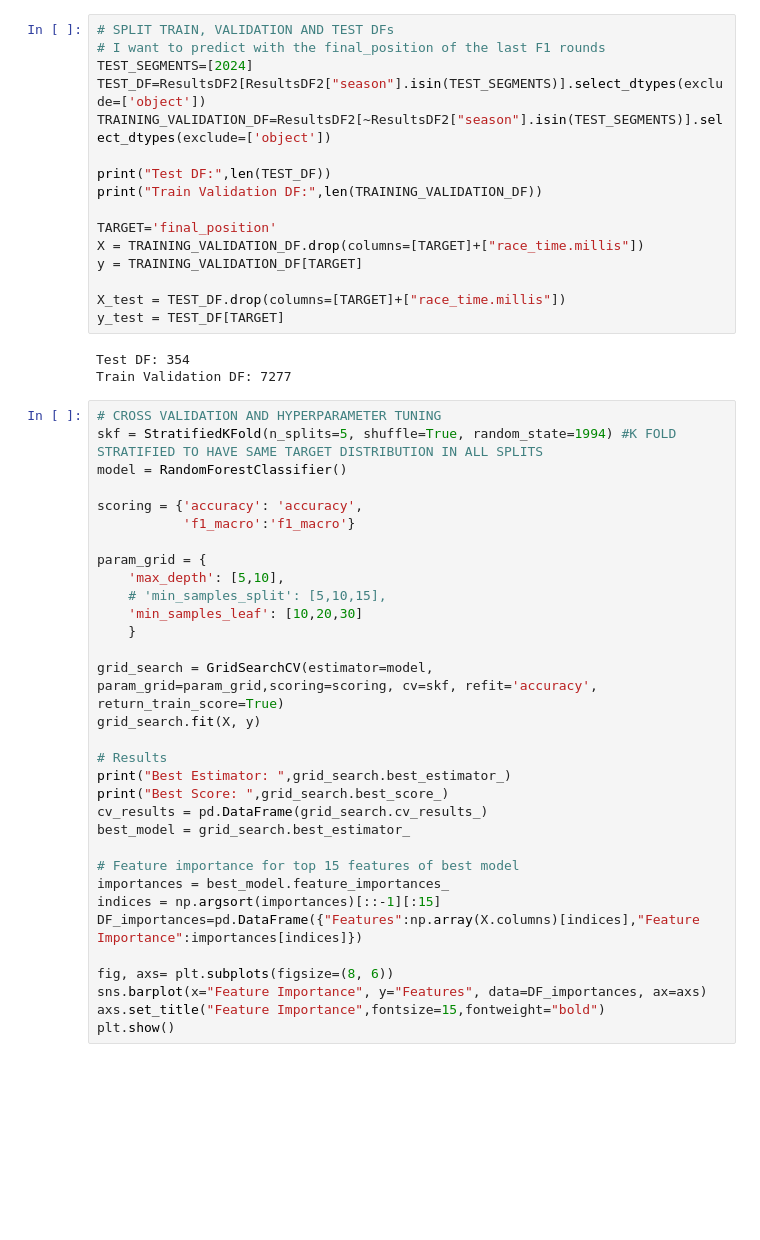
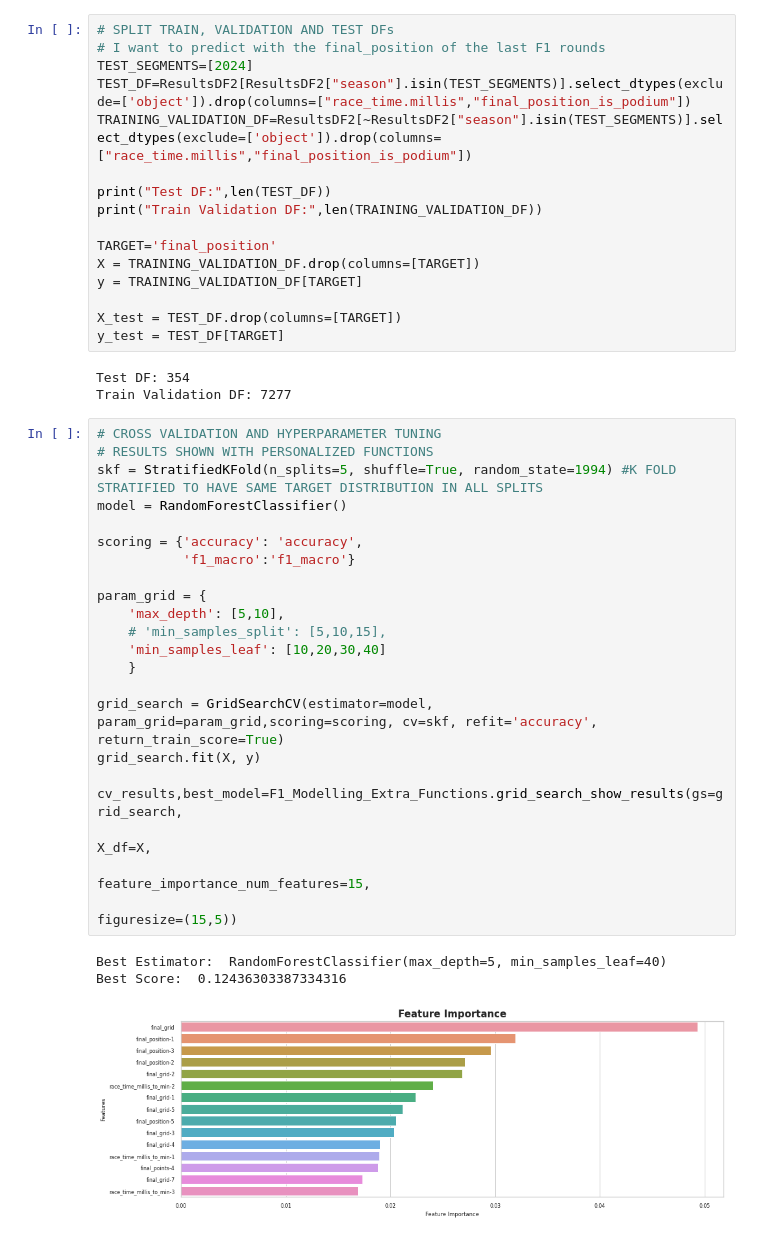
Before and after one commit to GabyCisnerosV/F1_NoName, a Jupyter notebook: 3_Model_1.ipynb, the cells around one changed output. Drawn from its saved outputs; the diff is of its cells as text; blank space fills up the shorter version.

Commit message:
changes in preprocessing functions, rfc + pca

```diff
--- a/3_Model_1.ipynb
+++ b/3_Model_1.ipynb
@@ -118,50 +122,44 @@ plt.show()
 # SPLIT TRAIN, VALIDATION AND TEST DFs
 # I want to predict with the final_position of the last F1 rounds
 TEST_SEGMENTS=[2024]
-TEST_DF=ResultsDF2[ResultsDF2["season"].isin(TEST_SEGMENTS)].select_dtypes(exclude=['object'])
-TRAINING_VALIDATION_DF=ResultsDF2[~ResultsDF2["season"].isin(TEST_SEGMENTS)].select_dtypes(exclude=['object'])
+TEST_DF=ResultsDF2[ResultsDF2["season"].isin(TEST_SEGMENTS)].select_dtypes(exclude=['object']).drop(columns=["race_time.millis","final_position_is_podium"])
+TRAINING_VALIDATION_DF=ResultsDF2[~ResultsDF2["season"].isin(TEST_SEGMENTS)].select_dtypes(exclude=['object']).drop(columns=["race_time.millis","final_position_is_podium"])
 
 print("Test DF:",len(TEST_DF))
 print("Train Validation DF:",len(TRAINING_VALIDATION_DF))
 
 TARGET='final_position'
-X = TRAINING_VALIDATION_DF.drop(columns=[TARGET]+["race_time.millis"])
+X = TRAINING_VALIDATION_DF.drop(columns=[TARGET])
 y = TRAINING_VALIDATION_DF[TARGET]
 
-X_test = TEST_DF.drop(columns=[TARGET]+["race_time.millis"])
+X_test = TEST_DF.drop(columns=[TARGET])
 y_test = TEST_DF[TARGET]
 # %% [output]
 Test DF: 354
 Train Validation DF: 7277
 # %%
 # CROSS VALIDATION AND HYPERPARAMETER TUNING
+# RESULTS SHOWN WITH PERSONALIZED FUNCTIONS
 skf = StratifiedKFold(n_splits=5, shuffle=True, random_state=1994) #K FOLD STRATIFIED TO HAVE SAME TARGET DISTRIBUTION IN ALL SPLITS
 model = RandomForestClassifier()
 
 scoring = {'accuracy': 'accuracy',
            'f1_macro':'f1_macro'}
 
 param_grid = {
     'max_depth': [5,10],
     # 'min_samples_split': [5,10,15],
-    'min_samples_leaf': [10,20,30]
+    'min_samples_leaf': [10,20,30,40]
     }
 
 grid_search = GridSearchCV(estimator=model, param_grid=param_grid,scoring=scoring, cv=skf, refit='accuracy', return_train_score=True)
 grid_search.fit(X, y)
 
-# Results
-print("Best Estimator: ",grid_search.best_estimator_)
-print("Best Score: ",grid_search.best_score_)
-cv_results = pd.DataFrame(grid_search.cv_results_)
-best_model = grid_search.best_estimator_
-
-# Feature importance for top 15 features of best model
-importances = best_model.feature_importances_
-indices = np.argsort(importances)[::-1][:15]
-DF_importances=pd.DataFrame({"Features":np.array(X.columns)[indices],"Feature Importance":importances[indices]})
-
-fig, axs= plt.subplots(figsize=(8, 6))
-sns.barplot(x="Feature Importance", y="Features", data=DF_importances, ax=axs)
-axs.set_title("Feature Importance",fontsize=15,fontweight="bold")
-plt.show()
+cv_results,best_model=F1_Modelling_Extra_Functions.grid_search_show_results(gs=grid_search,
+                                                                            X_df=X,
+                                                                            feature_importance_num_features=15,
+                                                                            figuresize=(15,5))
+# %% [output]
+Best Estimator:  RandomForestClassifier(max_depth=5, min_samples_leaf=40)
+Best Score:  0.12436303387334316
+[figure, added]
```
Also changed, not shown: parts of 13 cells of this notebook, 2 other files.
